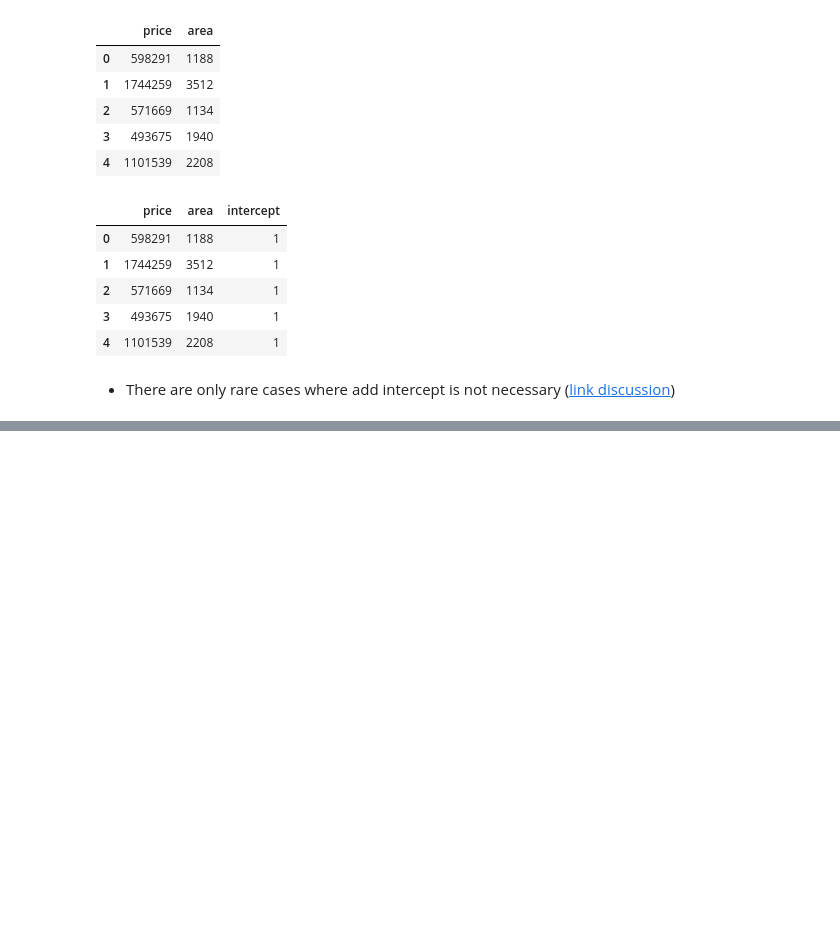
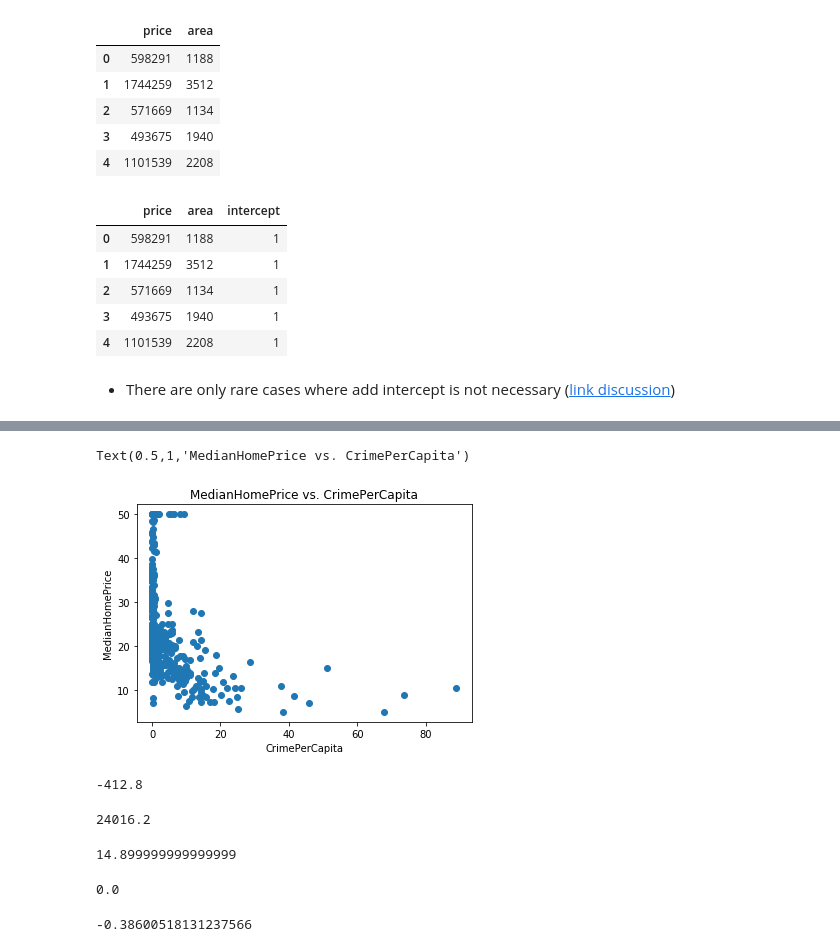
Before and after one commit to geocarvalho/python-ds, a Jupyter notebook: DS-fundations-2/statistics/14-Regression.ipynb, the cells around one changed output, grey strips where cells are left out. Cells and saved outputs as stored; diff of their text form; code cells hidden in the pictures; blank space fills up the shorter version.

```diff
--- a/DS-fundations-2/statistics/14-Regression.ipynb
+++ b/DS-fundations-2/statistics/14-Regression.ipynb
@@ -160,0 +255,9 @@ strong multicollinearity or other numerical problems.
+# %%
+from sklearn.datasets import load_boston
+
+boston_data = load_boston()
+df = pd.DataFrame()
+df['MedianHomePrice'] = boston_data.target
+df2 = pd.DataFrame(boston_data.data)
+df['CrimePerCapita'] = df2.iloc[:,0];
+df.head()
@@ -160,0 +275,5 @@ strong multicollinearity or other numerical problems.
+# %%
+df['intercept'] = 1
+lm = sm.OLS(df['MedianHomePrice'], df[['CrimePerCapita', 'intercept']])
+result = lm.fit()
+result.summary()
@@ -160,0 +300,36 @@ strong multicollinearity or other numerical problems.
+# %%
+plt.scatter(df['CrimePerCapita'], df['MedianHomePrice']);
+plt.xlabel('CrimePerCapita');
+plt.ylabel('MedianHomePrice');
+plt.title('MedianHomePrice vs. CrimePerCapita')
+# %% [output]
+Text(0.5,1,'MedianHomePrice vs. CrimePerCapita')
+[figure, added]
+# %%
+# Para cada aumento de 100% em crime per capita, a diminuição esperada
+# no preço prédio de moradia é de ___ dólares.
+-0.4128*1000
+# %% [output]
+-412.8
+# %%
+# Se não houvesse crime, o preço médio de moradia seria de __ dólares.
+24.0162*1000
+# %% [output]
+24016.2
+# %%
+# __% da variação no preço pode ser explicada pelo crime per capita.
+0.149*100
+# %% [output]
+14.899999999999999
+# %%
+# O valor-p de __ associado ao crime per capita indica que ele
+# é estatisticamente significante ao prover informações
+# sobre a previsão de valores médios de moradia.
+0.000
+# %% [output]
+0.0
+# %%
+# qual deve ser o valor do coeficiente de correlação?
+-np.sqrt(0.149)
+# %% [output]
+-0.38600518131237566
```
Also changed, not shown: parts of 17 cells of this notebook.
